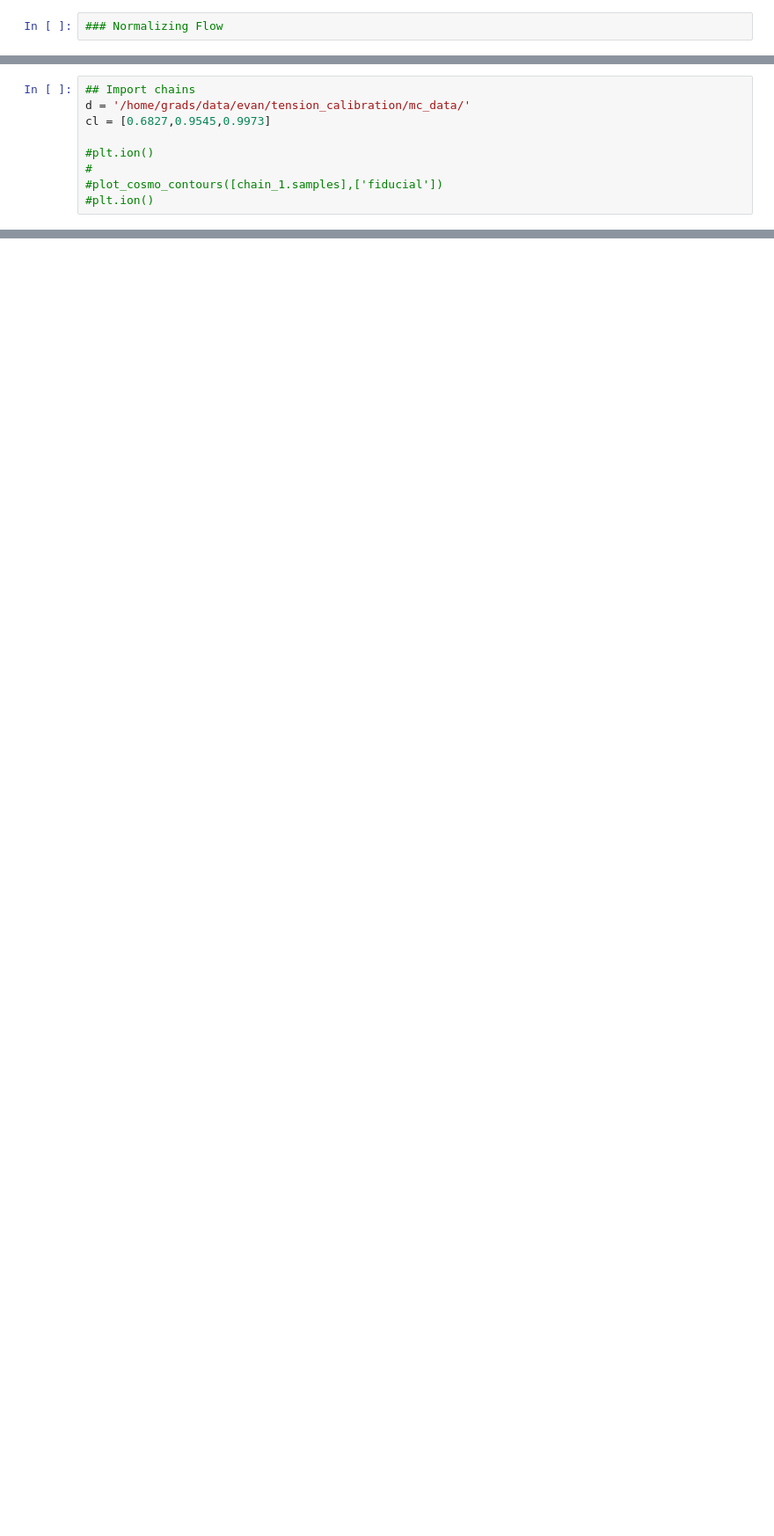
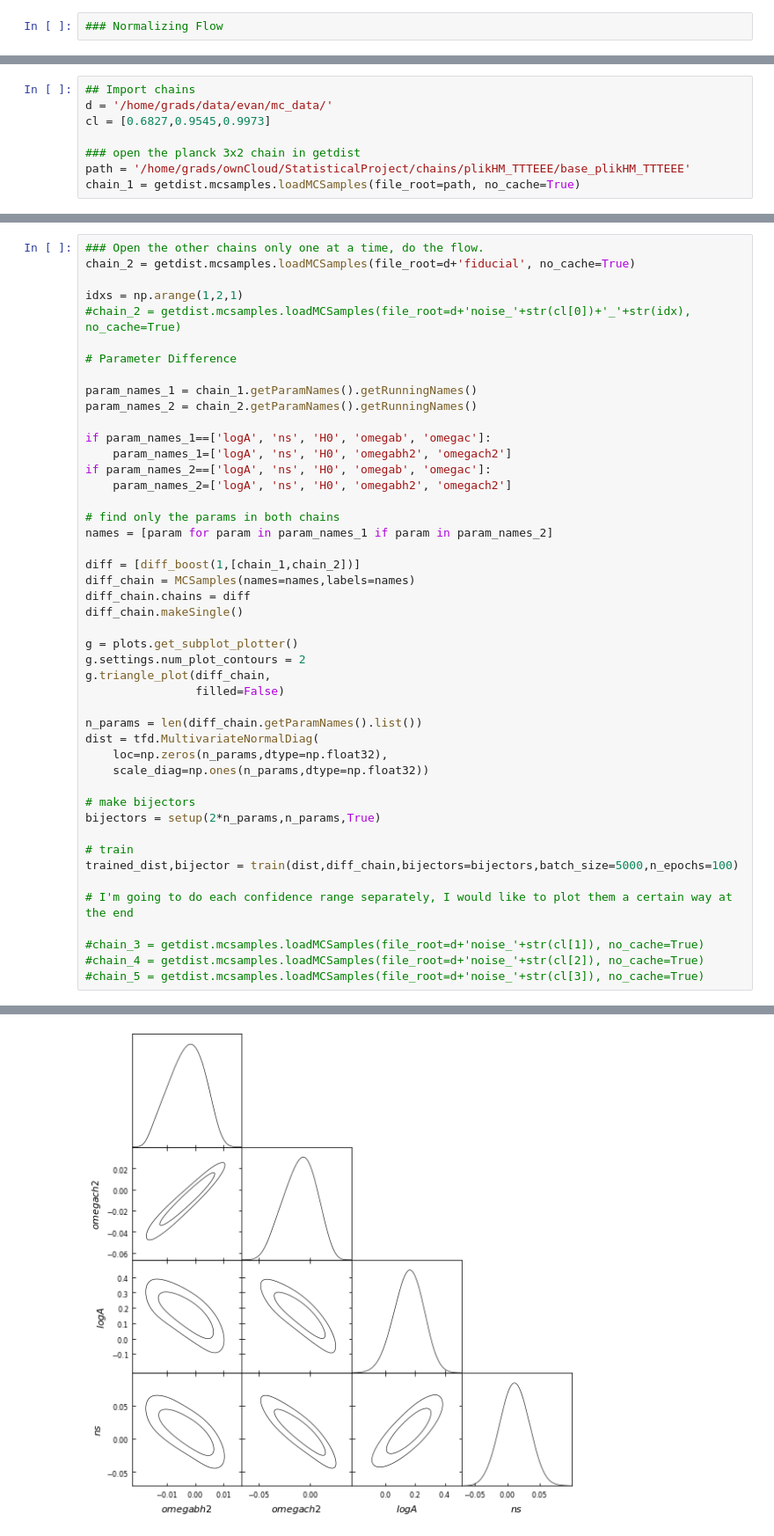
Before and after one commit to SBU-EVAN/LSST_emulation, a Jupyter notebook: flow.ipynb, the cells around one changed output, grey strips where cells are left out. Shown at 88% size. Cells and saved outputs as stored; diff of their text form; blank space fills up the shorter version.

```diff
--- a/flow.ipynb
+++ b/flow.ipynb
@@ -300,10 +291,9 @@ def plot_cosmo_contours(sample_list, legend_labels):
     #plt.show()
 # %%
 ## Import chains
-d = '/home/grads/data/evan/tension_calibration/mc_data/'
+d = '/home/grads/data/evan/mc_data/'
 cl = [0.6827,0.9545,0.9973]
 
-#plt.ion()
-#
-#plot_cosmo_contours([chain_1.samples],['fiducial'])
-#plt.ion()
+### open the planck 3x2 chain in getdist
+path = '/home/grads/ownCloud/StatisticalProject/chains/plikHM_TTTEEE/base_plikHM_TTTEEE'
+chain_1 = getdist.mcsamples.loadMCSamples(file_root=path, no_cache=True)
@@ -309,0 +306,47 @@ cl = [0.6827,0.9545,0.9973]
+# %%
+### Open the other chains only one at a time, do the flow.
+chain_2 = getdist.mcsamples.loadMCSamples(file_root=d+'fiducial', no_cache=True)
+
+idxs = np.arange(1,2,1)
+#chain_2 = getdist.mcsamples.loadMCSamples(file_root=d+'noise_'+str(cl[0])+'_'+str(idx), no_cache=True)
+
+# Parameter Difference
+
+param_names_1 = chain_1.getParamNames().getRunningNames()
+param_names_2 = chain_2.getParamNames().getRunningNames()
+
+if param_names_1==['logA', 'ns', 'H0', 'omegab', 'omegac']:
+    param_names_1=['logA', 'ns', 'H0', 'omegabh2', 'omegach2']
+if param_names_2==['logA', 'ns', 'H0', 'omegab', 'omegac']:
+    param_names_2=['logA', 'ns', 'H0', 'omegabh2', 'omegach2']
+
+# find only the params in both chains
+names = [param for param in param_names_1 if param in param_names_2]
+
+diff = [diff_boost(1,[chain_1,chain_2])]
+diff_chain = MCSamples(names=names,labels=names)
+diff_chain.chains = diff
+diff_chain.makeSingle()
+
+g = plots.get_subplot_plotter()
+g.settings.num_plot_contours = 2
+g.triangle_plot(diff_chain,
+                filled=False)
+
+n_params = len(diff_chain.getParamNames().list())
+dist = tfd.MultivariateNormalDiag(
+    loc=np.zeros(n_params,dtype=np.float32),
+    scale_diag=np.ones(n_params,dtype=np.float32))
+
+# make bijectors
+bijectors = setup(2*n_params,n_params,True)
+
+# train
+trained_dist,bijector = train(dist,diff_chain,bijectors=bijectors,batch_size=5000,n_epochs=100)
+
+# I'm going to do each confidence range separately, I would like to plot them a certain way at the end
+
+#chain_3 = getdist.mcsamples.loadMCSamples(file_root=d+'noise_'+str(cl[1]), no_cache=True)
+#chain_4 = getdist.mcsamples.loadMCSamples(file_root=d+'noise_'+str(cl[2]), no_cache=True)
+#chain_5 = getdist.mcsamples.loadMCSamples(file_root=d+'noise_'+str(cl[3]), no_cache=True)
+# %% [output]
@@ -309,0 +369 @@ cl = [0.6827,0.9545,0.9973]
+[figure, added]
```
Also changed, not shown: parts of 18 cells of this notebook, 19 other files.
